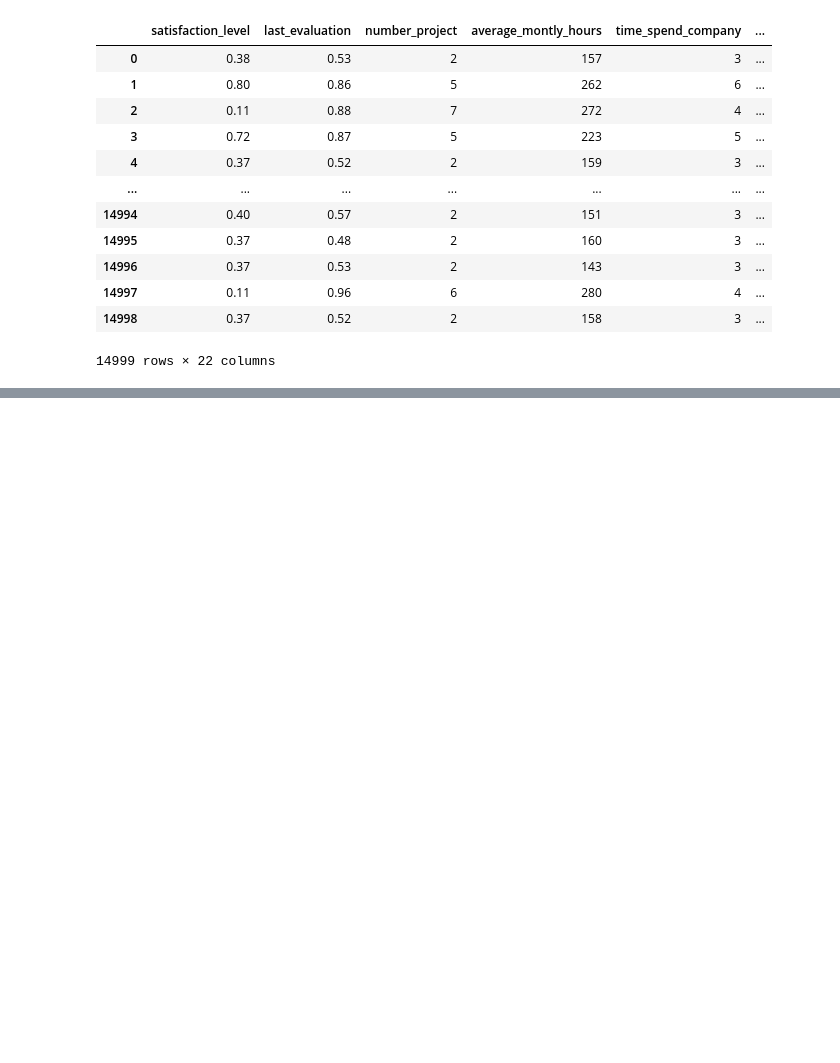
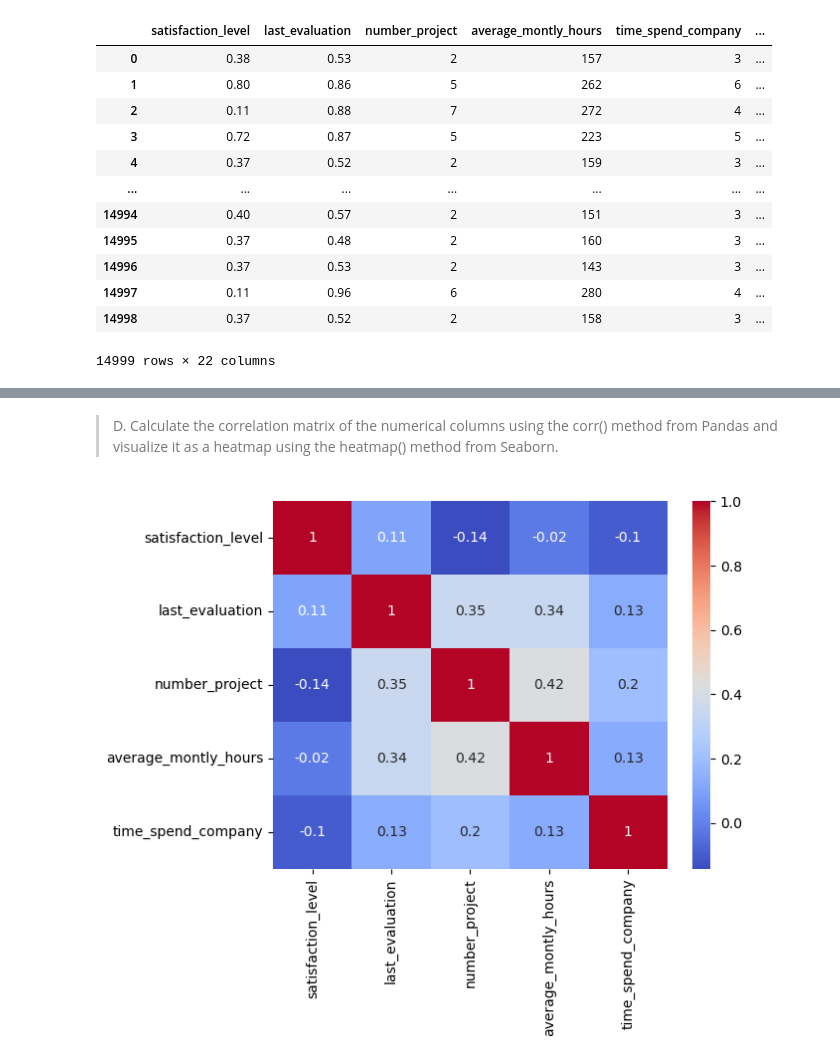
Before and after one commit to Suraj520/data-science, a Jupyter notebook: 03-case-studies/01-employee-retention/notebook.ipynb, the cells around one changed output, grey strips where cells are left out. Saved outputs shown, nothing was run; the diff lists cells and outputs as text; code cells hidden in the pictures; blank space fills up the shorter version.

```diff
--- a/03-case-studies/01-employee-retention/notebook.ipynb
+++ b/03-case-studies/01-employee-retention/notebook.ipynb
@@ -65,0 +124,9 @@ df
+# %% [markdown]
+> D. Calculate the correlation matrix of the numerical columns using the corr() method from Pandas and visualize it as a heatmap using the heatmap() method from Seaborn.
+# %%
+# Plot correlation matrix of numerical columns
+corr_matrix = df[num_cols].corr()
+sns.heatmap(corr_matrix, annot=True, cmap='coolwarm')
+plt.show()
+# %% [output]
+[figure, added]
```
Also changed, not shown: parts of 17 cells of this notebook.
